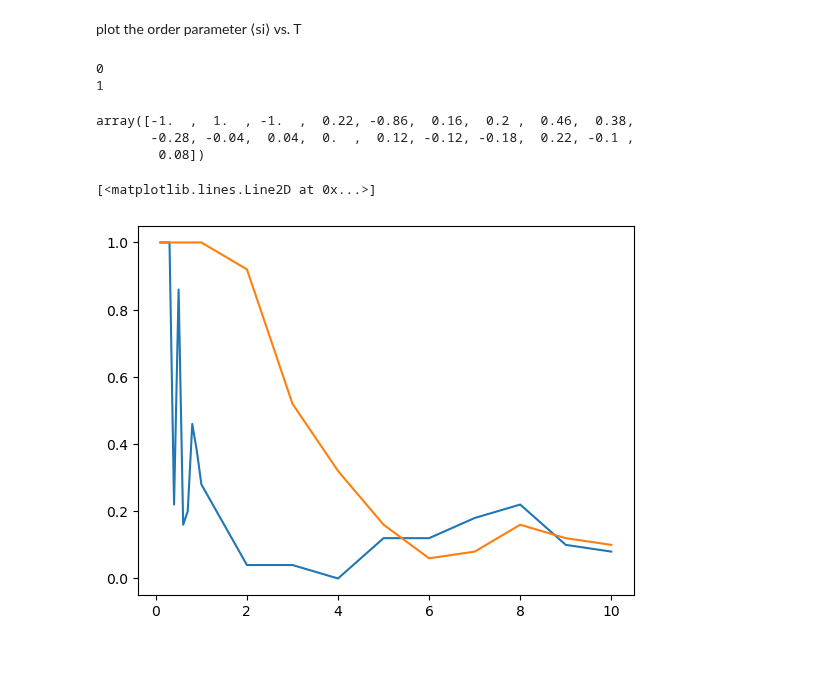
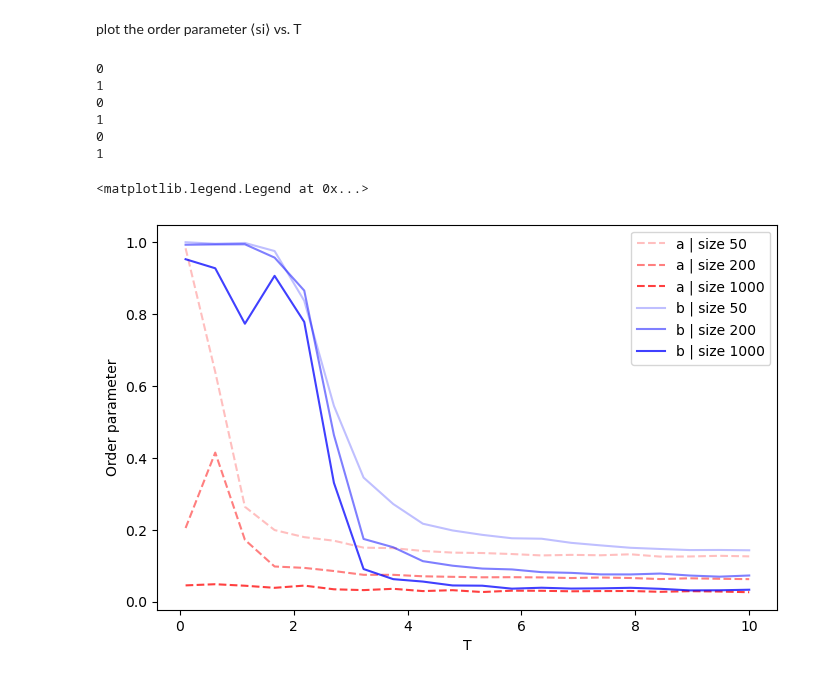
Before and after one commit to JakobSchauser/MscPhysics, a Jupyter notebook: Complex Physics/HandIn1/handin1.ipynb, the cells around one changed output. Drawn from its saved outputs; the diff is of its cells as text; code cells hidden in the pictures.

```diff
--- a/Complex Physics/HandIn1/handin1.ipynb
+++ b/Complex Physics/HandIn1/handin1.ipynb
@@ -21,11 +21,13 @@ def find_neigbours(size):
         np.random.shuffle(possible_nbs)
         for i in range(size):
             all_except_self_and_nbs = possible_nbs[possible_nbs != i]
-            all_except_self_and_nbs = all_except_self_and_nbs[all_except_self_and_nbs not in b_neighbours[i]]
-            if len(all_except_self_and_nbs) == 0 or len(all_except_self_and_nbs[0]) == 0:
+            for iii in range(4):
+                all_except_self_and_nbs = all_except_self_and_nbs[all_except_self_and_nbs != b_neighbours[i,iii]]
+
+            if len(all_except_self_and_nbs) == 0 :
                 is_done = False
                 break
-            nb = np.random.choice(all_except_self_and_nbs[0])
+            nb = np.random.choice(all_except_self_and_nbs)
             b_neighbours[i,2] = nb
             b_neighbours[nb,3] = i
 
@@ -34,4 +36,6 @@ def find_neigbours(size):
 
 
     return a_neighbours, b_neighbours
+
+find_neigbours(6)[0].T
 # %% [output]
@@ -97,15 +91,15 @@ def get_order_param(neighbours, T, n_runs, transient):
         if i > transient:
             order_params[i-transient] = order_param(lattice)
 
-    return np.cumsum(order_params)/(n_runs-transient)
+    return np.sum(order_params)/(n_runs-transient)
 
 def sweep_T(size, n_runs):
     a_neighbours, b_neighbours = find_neigbours(size)
-    order_params = np.zeros((2,2*10-1))
+    order_params = np.zeros((2,20))
     for ii, nei in enumerate([a_neighbours, b_neighbours]):
         print(ii)
-        for i, T in enumerate(Jspace(10)):
-            order_params[ii,i] = get_order_param(b_neighbours, T, n_runs+1000, transient=1000)[-1]
+        for i, T in enumerate(np.linspace(0.1,10,20)):
+            order_params[ii,i] = get_order_param(nei, T, n_runs+1000, transient=5000)
             # print(f"T: {T:.1f} <s>: {order_param(lattice):.3f}")
             # plt.imshow(np.repeat(lattice, 50,axis=0).reshape(size,50).T,cmap='gray',interpolation='none')
             # plt.show()
@@ -121,8 +115,3 @@ def sweep_T(size, n_runs):
 #     binarysearch_4_T(size, n_runs)
 # %% [markdown]
 plot the order parameter ⟨si⟩ vs. T
-# %%
-order_params = sweep_T(100, 100000)
-# %% [output]
-0
-1
@@ -132,15 +118,38 @@ order_params_b = order_params[1]
-# %%
-order_params_a
-# %% [output]
-array([-1.  ,  1.  , -1.  ,  0.22, -0.86,  0.16,  0.2 ,  0.46,  0.38,
-       -0.28, -0.04,  0.04,  0.  ,  0.12, -0.12, -0.18,  0.22, -0.1 ,
-        0.08])
-# %%
-plt.plot(Jspace(10), np.abs(order_params_a), label="a")
-plt.plot(Jspace(10), np.abs(order_params_b), label="b")
-# %% [output]
-[<matplotlib.lines.Line2D at 0x...>]
-[figure, removed]
+# %%
+order_paramss = []
+for size in [50, 200, 1000]:
+    order_params = sweep_T(size, 100000)
+    order_paramss.append(order_params)
+# %% [output]
+0
+1
+0
+1
+0
+1
+# %%
+plt.figure(figsize=(8,5))
+
+for i, (size, order_p) in enumerate(zip([50, 200, 1000], order_paramss)):
+    plt.plot(np.linspace(0.1,10,20), order_p[0], label=f"a | size {size}", linestyle="--", color = "red", alpha=(i+1)/4)
+    plt.plot(np.linspace(0.1,10,20), order_p[1], label=f"b | size {size}", linestyle="-", color = "blue", alpha=(i+1)/4)
+
+plt.xlabel("T")
+plt.ylabel("Order parameter")
+
+
+
+#get handles and labels
+handles, labels = plt.gca().get_legend_handles_labels()
+
+#specify order of items in legend
+order = [0,2,4,1,3,5]
+
+#add legend to plot
+plt.legend([handles[idx] for idx in order],[labels[idx] for idx in order])
+# %% [output]
+<matplotlib.legend.Legend at 0x...>
+[figure, added]
 # %%
 def binarysearch_4_T(size, n_runs):
     max_t = 5
```
Also changed, not shown: parts of 10 cells of this notebook, 6 other files.
